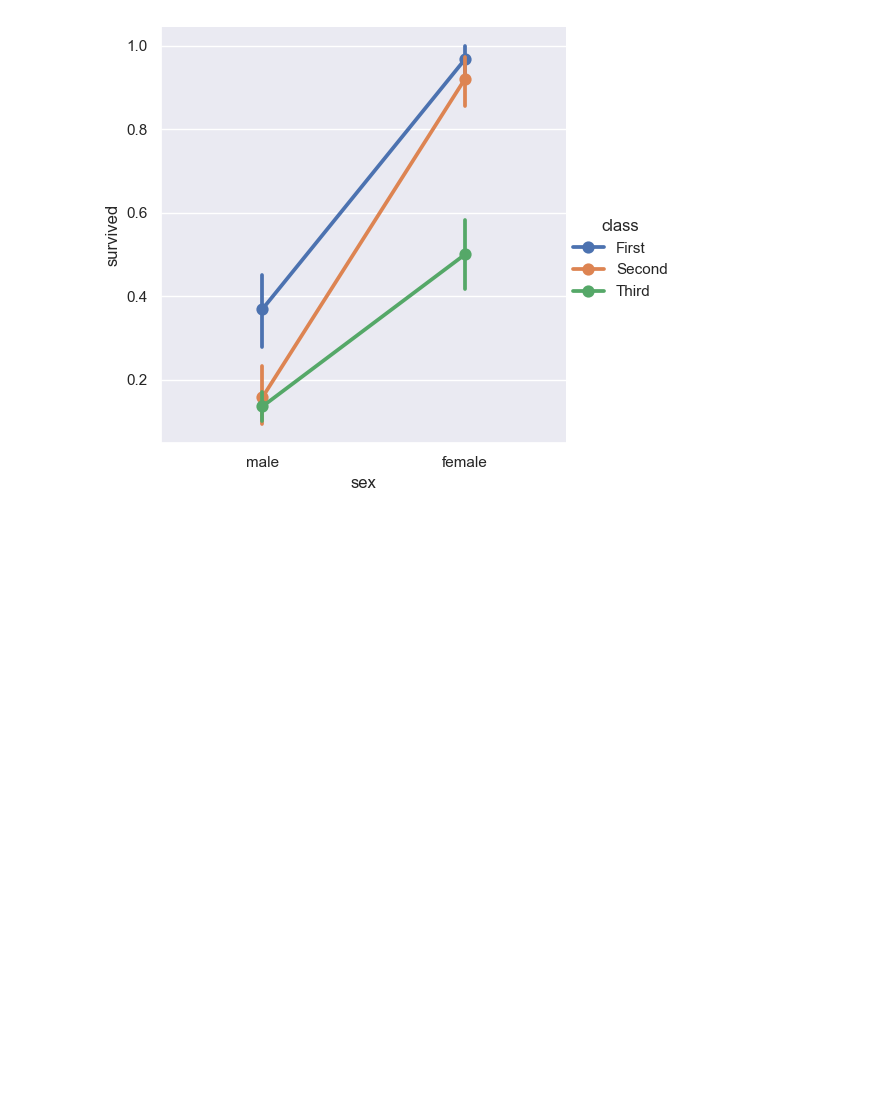
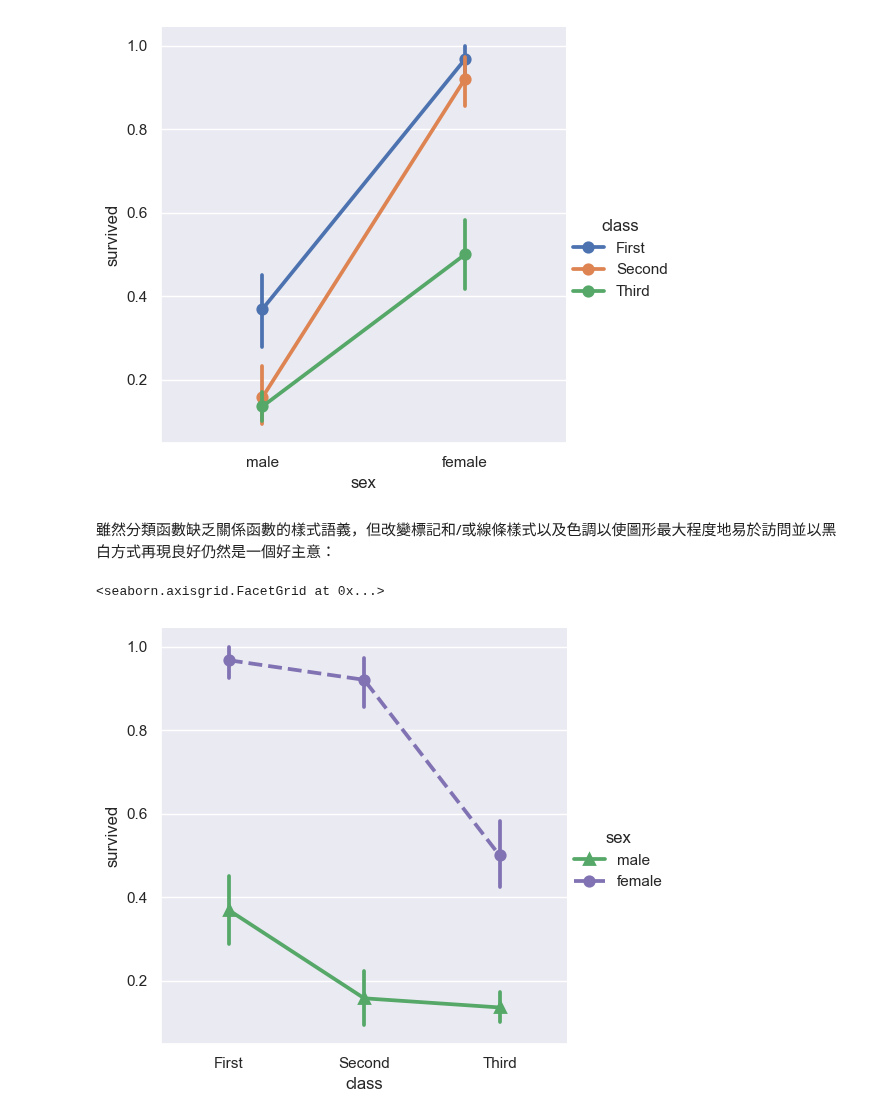
Before and after one commit to wu4fmp6/machine_learning, a Jupyter notebook: 4_4.ipynb, the cells around one changed output. Cells and saved outputs as stored; diff of their text form; code cells hidden in the pictures; blank space fills up the shorter version.

```diff
--- a/4_4.ipynb
+++ b/4_4.ipynb
@@ -246,3 +246,15 @@ sns.catplot(data=titanic, x="sex", y="survived", hue="class", kind="point")
 # %% [output]
 <seaborn.axisgrid.FacetGrid at 0x...>
 [figure]
+# %% [markdown]
+雖然分類函數缺乏關係函數的樣式語義，但改變標記和/或線條樣式以及色調以使圖形最大程度地易於訪問並以黑白方式再現良好仍然是一個好主意：
+# %%
+sns.catplot(
+    data=titanic, x="class", y="survived", hue="sex",
+    palette={"male": "g", "female": "m"},
+    markers=["^", "o"], linestyles=["-", "--"],
+    kind="point"
+)
+# %% [output]
+<seaborn.axisgrid.FacetGrid at 0x...>
+[figure, added]
```
